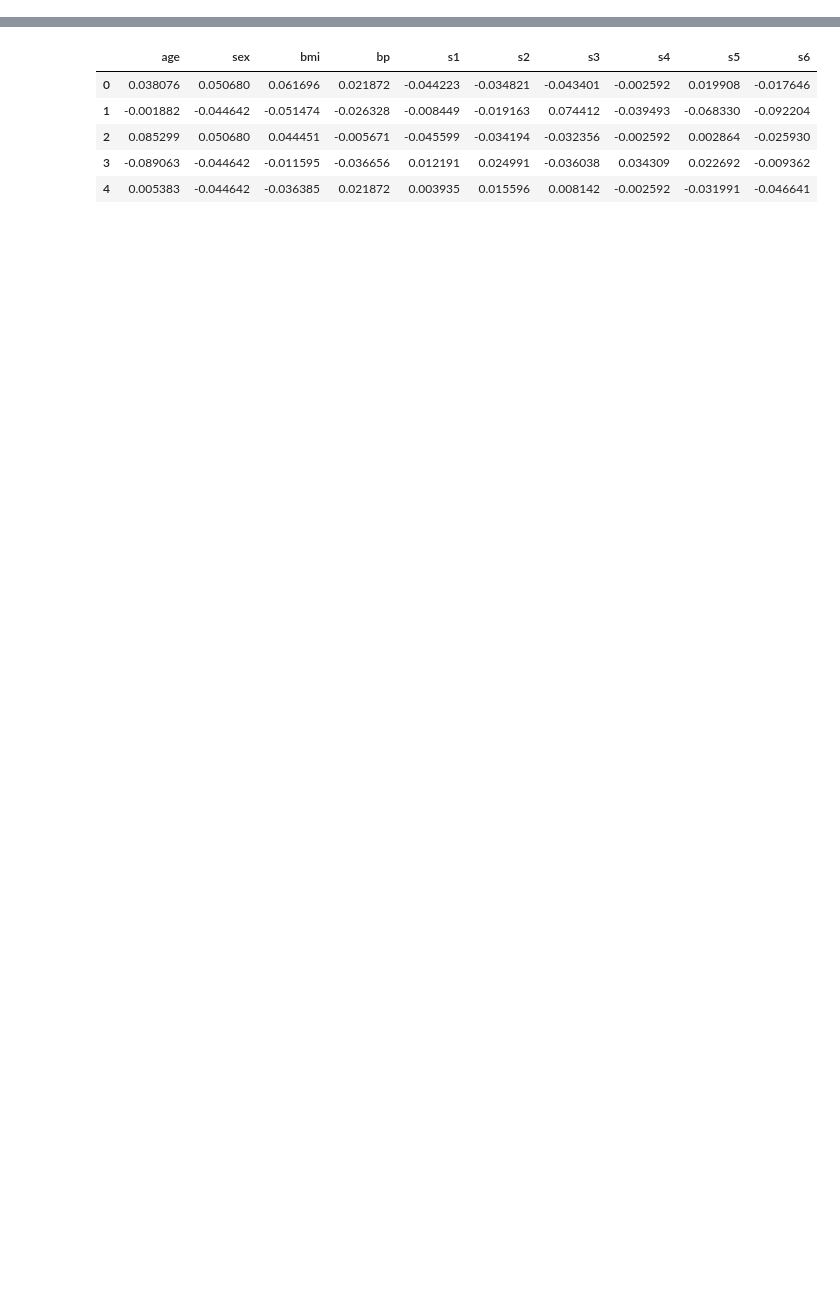
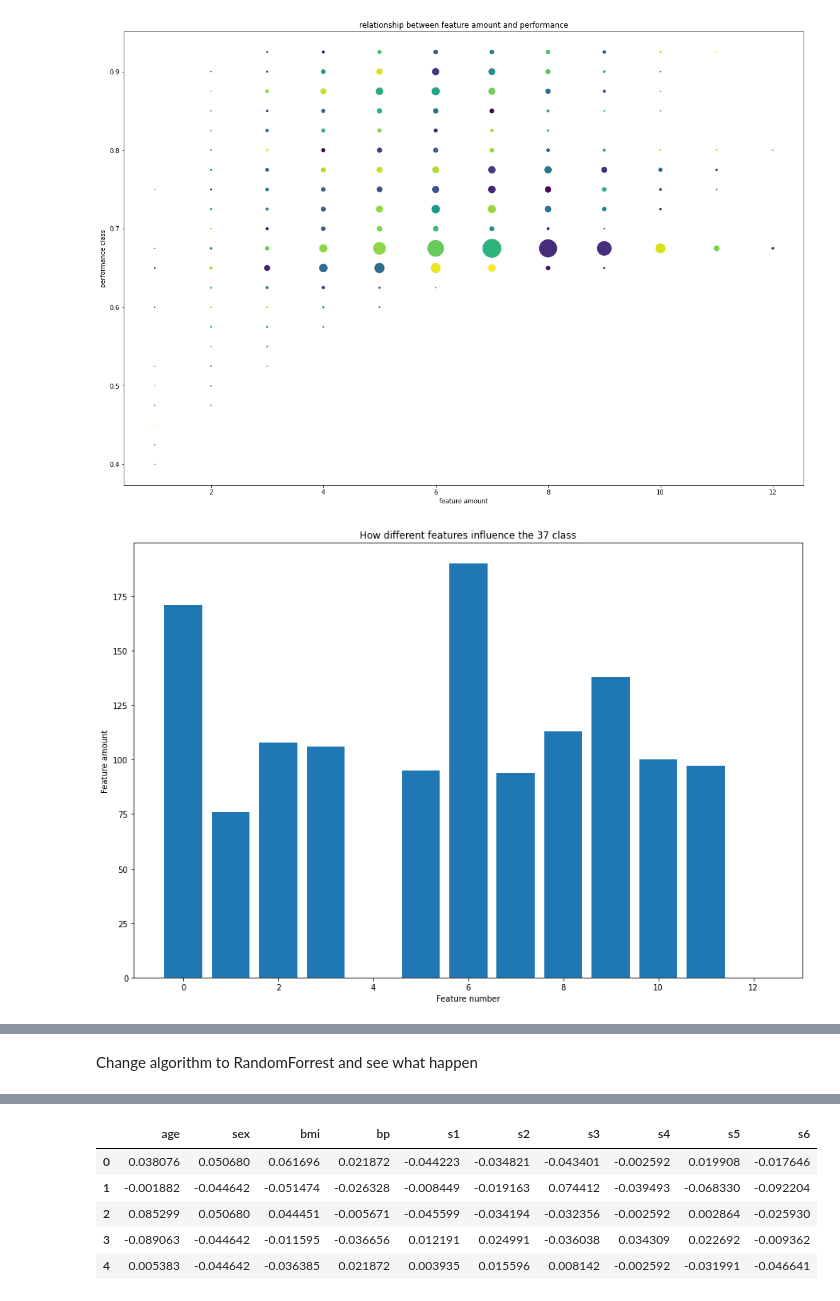
Before and after one commit to zhaopeng-lee/FeatureSelectionProject, a Jupyter notebook: Experiment_on_feature_amount.ipynb, the cells around one changed output, grey strips where cells are left out. Cells and saved outputs as stored; diff of their text form; code cells hidden in the pictures; blank space fills up the shorter version.

```diff
--- a/Experiment_on_feature_amount.ipynb
+++ b/Experiment_on_feature_amount.ipynb
@@ -6,0 +45,5 @@ import matplotlib.pylab as plt
+# %%
+Wine.Report()
+# %% [output]
+[figure, added]
+[figure, added]
@@ -6,0 +53,2 @@ import matplotlib.pylab as plt
+# %% [markdown]
+Change algorithm to RandomForrest and see what happen
```
Also changed, not shown: parts of 36 cells of this notebook.
